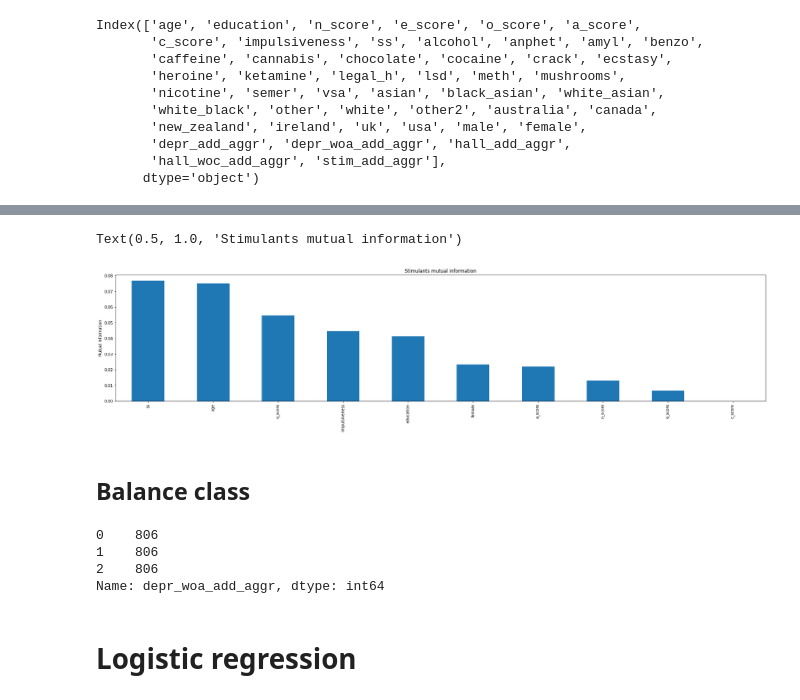
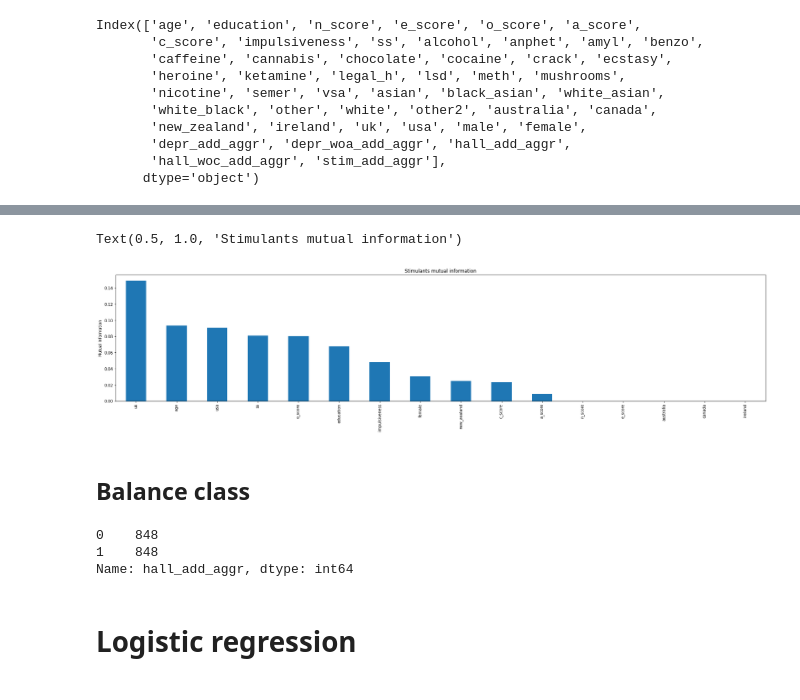
Before and after one commit to francescagiacco/ML-project-personality-and-drug-consumption, a Jupyter notebook: notebooks/second_modeling.ipynb, the cells around one changed output, grey strips where cells are left out. Saved outputs shown, nothing was run; the diff lists cells and outputs as text; code cells hidden in the pictures.

```diff
--- a/notebooks/second_modeling.ipynb
+++ b/notebooks/second_modeling.ipynb
@@ -36,7 +36,7 @@ display(data)
 #dt are the 3 drug types for which we run the models
 #select dt to choose drug type
 
-dt = 'depr_woa_add_aggr'
+dt = 'hall_add_aggr'
 
 if dt not in ['hall_add_aggr','stim_add_aggr', 'depr_add_aggr', 'depr_woa_add_aggr', 'hall_woc_add_aggr']:
     raise ValueError('dt has to be one of: hall_add_aggr, stim_add_aggr, depr_add_aggr', 'depr_woa_add_aggr','hall_woc_add_aggr')
@@ -65,6 +65,6 @@ nationality = ['australia', 'canada', 'new_zealand', 'ireland', 'uk', 'usa']
 
 race = ['asian', 'black_asian', 'white_asian','white_black', 'other', 'white', 'other2']
 
-data.drop(columns=substances + race+ nationality, inplace=True, axis=1)
+data.drop(columns=substances+ race, inplace=True, axis=1)
 data
 # %% [output]
@@ -84,19 +84,19 @@ data
 # %%
 # where more information is stored (I think, does someone know it better?)
 
-#data[dt].replace(2,1, inplace = True) #just 2 classes not three
+data[dt].replace(2,1, inplace = True) #just 2 classes not three
 X_train, X_test, y_train, y_test = train_test_split(data.drop(columns = ['hall_add_aggr','stim_add_aggr', 'depr_add_aggr','depr_woa_add_aggr','hall_woc_add_aggr'], axis=1),
                                                     data[dt], test_size=0.25, random_state=0)
 
 mi = mutual_info_classif(X_train, y_train)
 mi = pd.Series(mi)
 mi.index = X_train.columns
 mi.sort_values(ascending=False).plot.bar(figsize=(30, 6))
 plt.ylabel('Mutual Information')
 plt.title('Stimulants mutual information')
 # %% [output]
 Text(0.5, 1.0, 'Stimulants mutual information')
-[figure, old version]
+[figure, new version]
 # %% [markdown]
 ## Balance class
 # %%
@@ -107,10 +107,9 @@ oversample = SMOTE()
 X_train, y_train = oversample.fit_resample(X_train, y_train)
 y_train.value_counts()
 # %% [output]
-0    806
-1    806
-2    806
-Name: depr_woa_add_aggr, dtype: int64
+0    848
+1    848
+Name: hall_add_aggr, dtype: int64
 # %% [markdown]
 # Logistic regression
 # %%
```
Also changed, not shown: parts of 13 cells of this notebook, 2 other files.
